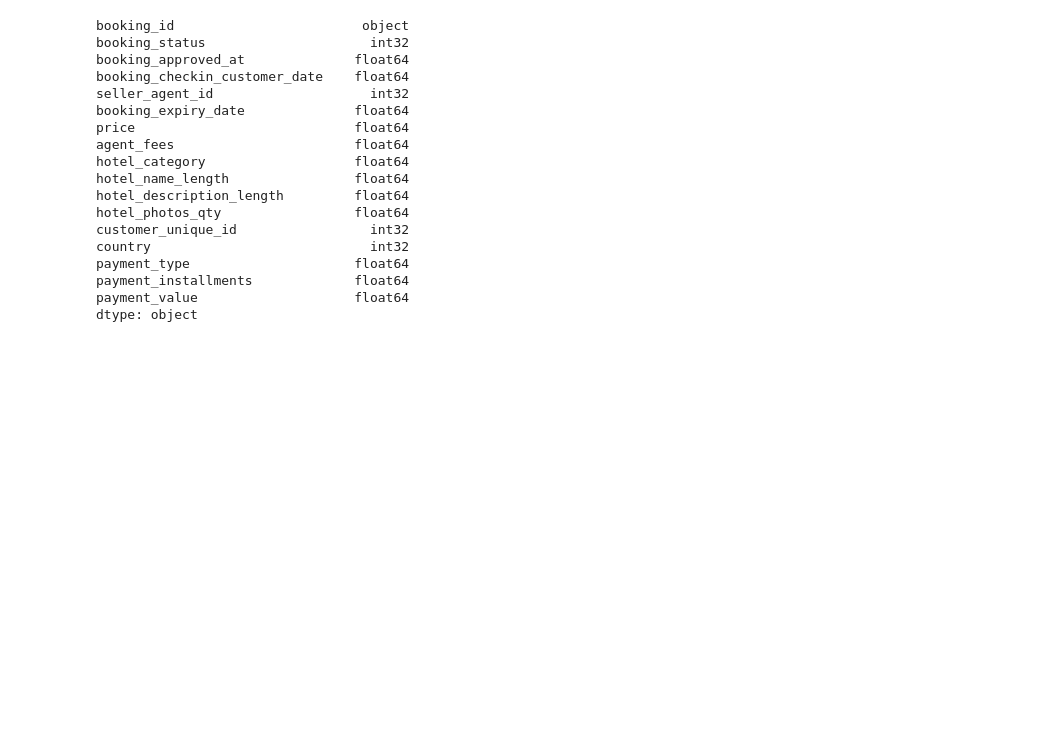
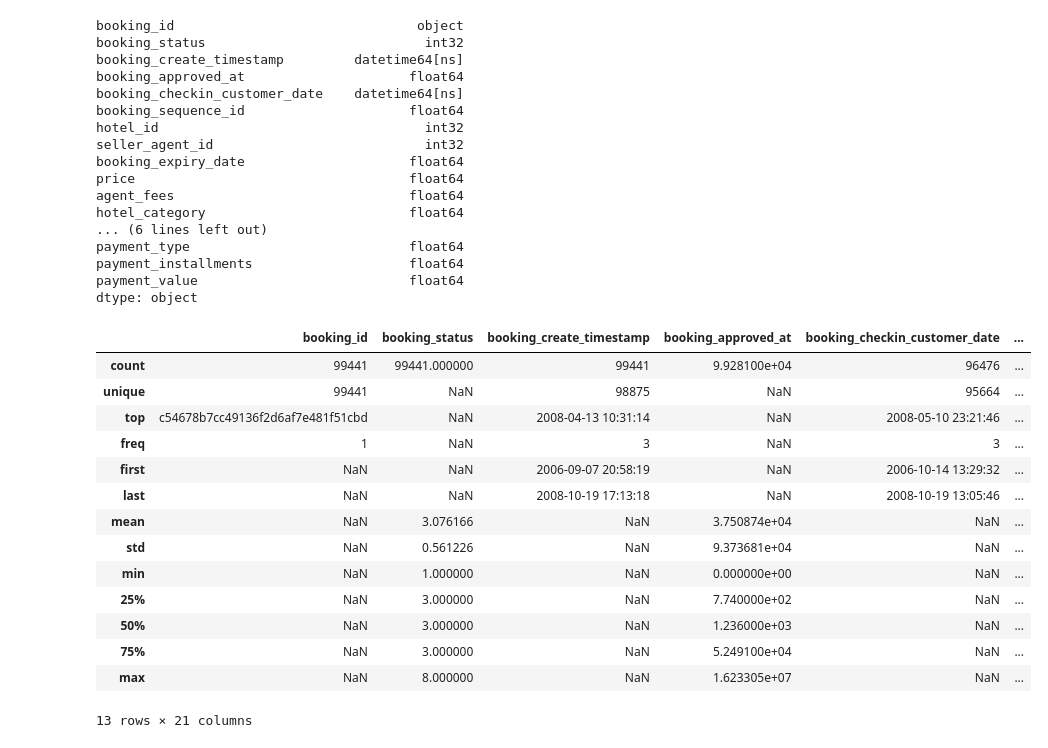
Before and after one commit to bersilin-robert1609/CS5691-PRML, a Jupyter notebook: DataContest/script/data_contest.ipynb, the cells around one changed output. Saved outputs shown, nothing was run; the diff lists cells and outputs as text; code cells hidden in the pictures; blank space fills up the shorter version.

```diff
--- a/DataContest/script/data_contest.ipynb
+++ b/DataContest/script/data_contest.ipynb
@@ -219,6 +219,8 @@ bookings_data_unique.describe(include='all')
 | max | NaN | 21.000000 | NaN | NaN | NaN | 13440.000000 | 1794.960000 | ... |
 # %%
 # make entries in bookings_data_unique by taking average of the values based in booking_sequence_id
+columns = ['hotel_category', 'hotel_name_length', 'hotel_description_length', 'hotel_photos_qty', 'booking_expiry_date']
+
 for column in columns:
     bookings_data_unique[column] = bookings_data_unique[column] / bookings_data_unique['booking_sequence_id']
 
@@ -269,7 +271,7 @@ bookings_customer_df = pd.merge(bookings_df, customer_data, on='customer_id', ho
 # merge bookings_hotel_df and payments_data as bookings_payment_df
 bookings_payment_df = pd.merge(bookings_customer_df, payments_data_unique, on='booking_id', how='left')
 
-bookings_payment_df.drop(['customer_id', 'hotel_id'], axis=1, inplace=True)
+bookings_payment_df.drop(['customer_id'], axis=1, inplace=True)
 
 bookings_payment_df.describe(include='all')
 # %% [output]
@@ -288,5 +291,5 @@ bookings_payment_df.describe(include='all')
 # %%
-cat_columns = ['seller_agent_id', 'booking_status', 'country', 'customer_unique_id']
+cat_columns = ['seller_agent_id', 'booking_status', 'country', 'customer_unique_id', 'hotel_id']
 
 for column in cat_columns:
     le = LabelEncoder()
@@ -356 +320,50 @@ dtype: object
+# %%
+date_columns = ['booking_create_timestamp', 'booking_approved_at', 'booking_checkin_customer_date', 'booking_expiry_date']
+
+for date_column in date_columns:
+    bookings_payment_df[date_column] = pd.to_datetime(bookings_payment_df[date_column])
+
+# change approved-at to approved_at - create_timestamp
+bookings_payment_df['booking_approved_at'] = bookings_payment_df['booking_approved_at'] - bookings_payment_df['booking_create_timestamp']
+bookings_payment_df['booking_approved_at'] = bookings_payment_df['booking_approved_at'].dt.total_seconds()
+
+# change expiry to expiry - checkin
+bookings_payment_df['booking_expiry_date'] = bookings_payment_df['booking_expiry_date'] - bookings_payment_df['booking_checkin_customer_date']
+bookings_payment_df['booking_expiry_date'] = bookings_payment_df['booking_expiry_date'].dt.total_seconds()
+
+print(bookings_payment_df.dtypes)
+bookings_payment_df.describe(include='all')
+# %% [output]
+booking_id                               object
+booking_status                            int32
+booking_create_timestamp         datetime64[ns]
+booking_approved_at                     float64
+booking_checkin_customer_date    datetime64[ns]
+booking_sequence_id                     float64
+hotel_id                                  int32
+seller_agent_id                           int32
+booking_expiry_date                     float64
+price                                   float64
+agent_fees                              float64
+hotel_category                          float64
+... (6 lines left out)
+payment_type                            float64
+payment_installments                    float64
+payment_value                           float64
+dtype: object
+|  | booking_id | booking_status | booking_create_timestamp | booking_approved_at | booking_checkin_customer_date | ... |
+| count | 99441 | 99441.000000 | 99441 | 9.928100e+04 | 96476 | ... |
+| unique | 99441 | NaN | 98875 | NaN | 95664 | ... |
+| top | c54678b7cc49136f2d6af7e481f51cbd | NaN | 2008-04-13 10:31:14 | NaN | 2008-05-10 23:21:46 | ... |
+| freq | 1 | NaN | 3 | NaN | 3 | ... |
+| first | NaN | NaN | 2006-09-07 20:58:19 | NaN | 2006-10-14 13:29:32 | ... |
+| last | NaN | NaN | 2008-10-19 17:13:18 | NaN | 2008-10-19 13:05:46 | ... |
+| mean | NaN | 3.076166 | NaN | 3.750874e+04 | NaN | ... |
+| std | NaN | 0.561226 | NaN | 9.373681e+04 | NaN | ... |
+| min | NaN | 1.000000 | NaN | 0.000000e+00 | NaN | ... |
+| 25% | NaN | 3.000000 | NaN | 7.740000e+02 | NaN | ... |
+| 50% | NaN | 3.000000 | NaN | 1.236000e+03 | NaN | ... |
+| 75% | NaN | 3.000000 | NaN | 5.249100e+04 | NaN | ... |
+| max | NaN | 8.000000 | NaN | 1.623305e+07 | NaN | ... |
+13 rows × 21 columns
 # %%
@@ -366,26 +379,3 @@ columns = columns.drop(['booking_id'])
 for column in columns:
     mean = bookings_payment_df[column].mean()
     bookings_payment_df[column].fillna(mean, inplace=True)
-# %%
-bookings_payment_df.drop(['payment_sequential', 'booking_sequence_id'], axis=1, inplace=True)
-
-print(bookings_payment_df.dtypes)
-# %% [output]
-booking_id                        object
-booking_status                     int32
-booking_approved_at              float64
-booking_checkin_customer_date    float64
-seller_agent_id                    int32
-booking_expiry_date              float64
-price                            float64
-agent_fees                       float64
-hotel_category                   float64
-hotel_name_length                float64
-hotel_description_length         float64
-hotel_photos_qty                 float64
-customer_unique_id                 int32
-country                            int32
-payment_type                     float64
-payment_installments             float64
-payment_value                    float64
-dtype: object
```
Also changed, not shown: parts of 17 cells of this notebook, 4 other files.
